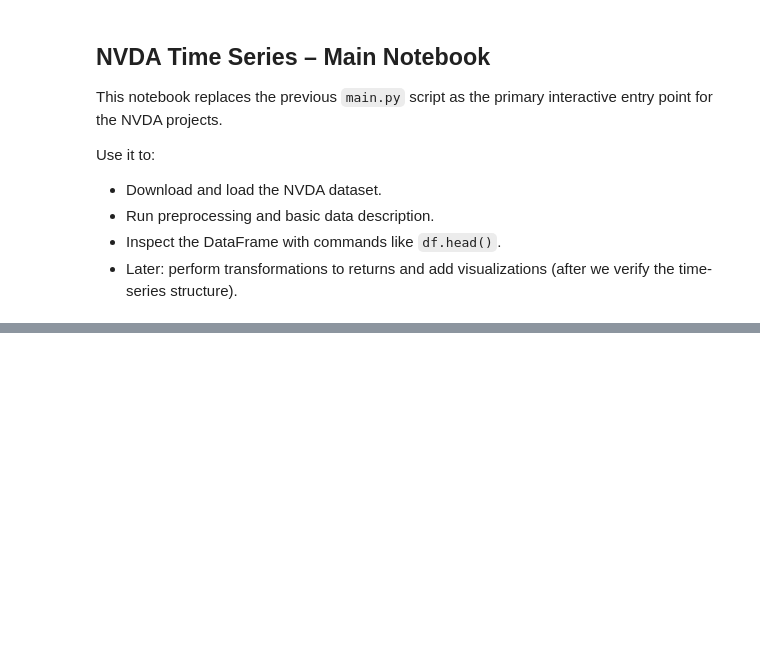
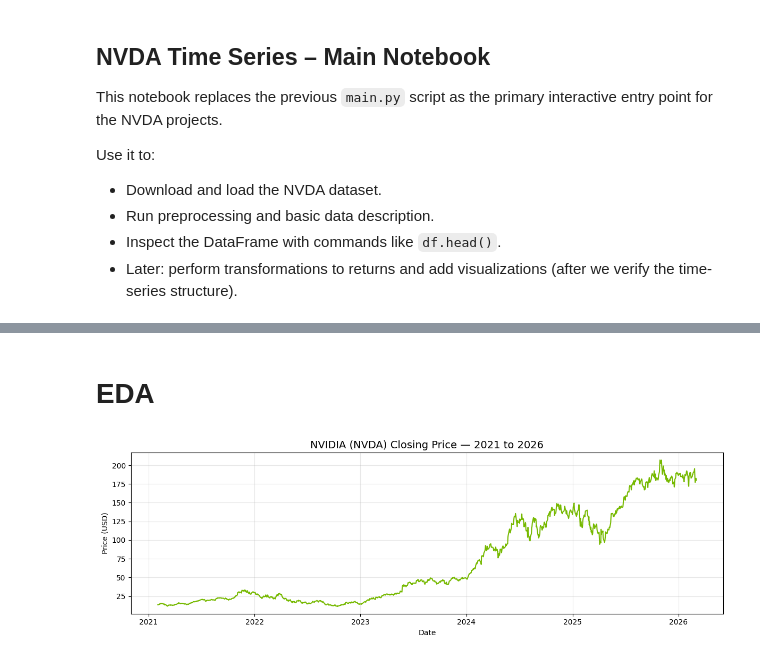
Before and after one commit to AssylbekO/NVDA, a Jupyter notebook: src/main2.ipynb, the cells around one changed output, grey strips where cells are left out. Drawn from its saved outputs; the diff is of its cells as text; code cells hidden in the pictures; blank space fills up the shorter version.

```diff
--- a/src/main2.ipynb
+++ b/src/main2.ipynb
@@ -80,0 +163,15 @@ print("Missing values:\n", df.isnull().sum())
+# %% [markdown]
+# EDA
+# %%
+fig, ax = plt.subplots(figsize=(12, 4))
+
+ax.plot(df.index, df["Close"], color="#76b900", linewidth=1.5)
+
+ax.set_title("NVIDIA (NVDA) Closing Price — 2021 to 2026", fontsize=14)
+ax.set_xlabel("Date")
+ax.set_ylabel("Price (USD)")
+ax.grid(True, alpha=0.3)
+plt.tight_layout()
+plt.show()
+# %% [output]
+[figure, added]
```
Also changed, not shown: parts of 19 cells of this notebook.
